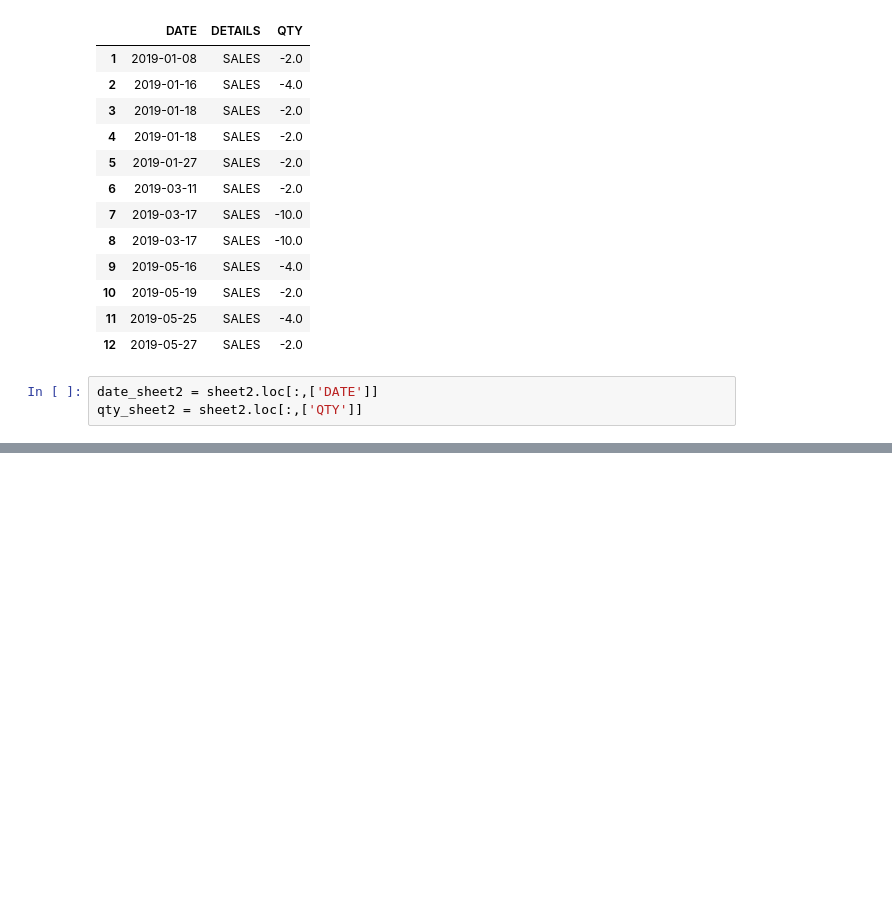
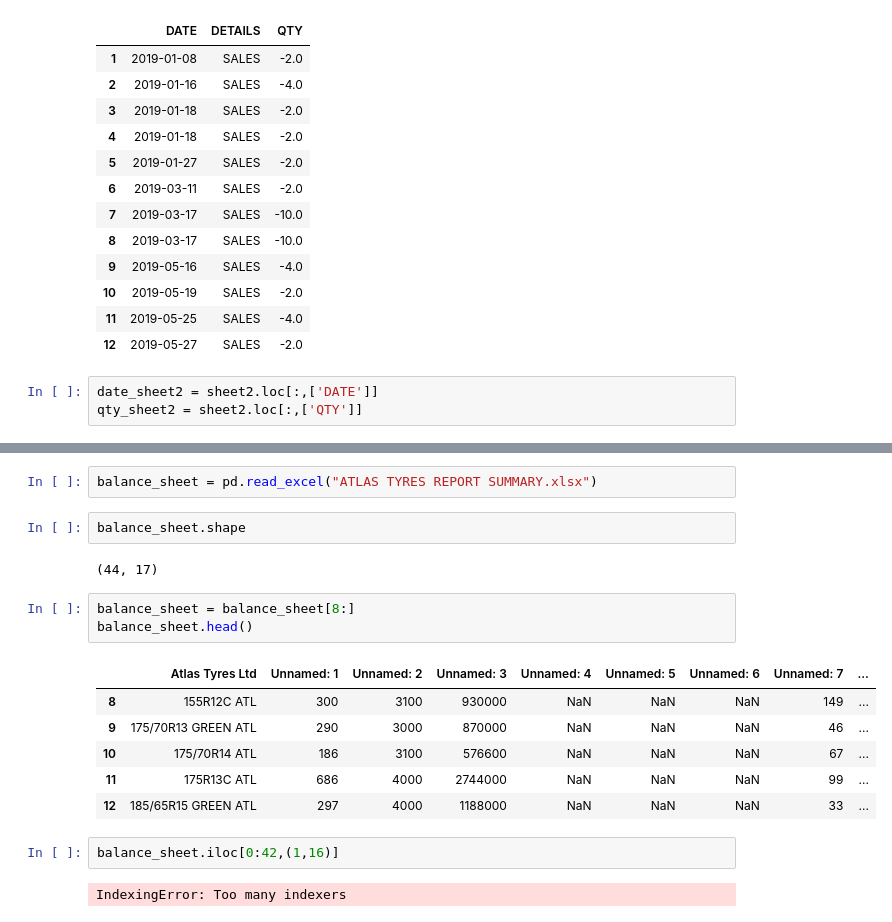
Before and after one commit to LesleyBonyo/Data-science, a Jupyter notebook: ATLAS/atlas_tyres.ipynb, the cells around one changed output, grey strips where cells are left out. Cells and saved outputs as stored; diff of their text form; blank space fills up the shorter version.

```diff
--- a/ATLAS/atlas_tyres.ipynb
+++ b/ATLAS/atlas_tyres.ipynb
@@ -144,0 +424,20 @@ Text(0, 0.5, 'Quantity of Sales')
+# %%
+balance_sheet = pd.read_excel("ATLAS TYRES REPORT SUMMARY.xlsx")
+# %%
+balance_sheet.shape
+# %% [output]
+(44, 17)
+# %%
+balance_sheet = balance_sheet[8:]
+balance_sheet.head()
+# %% [output]
+|  | Atlas Tyres Ltd | Unnamed: 1 | Unnamed: 2 | Unnamed: 3 | Unnamed: 4 | Unnamed: 5 | Unnamed: 6 | Unnamed: 7 | ... |
+| 8 | 155R12C ATL | 300 | 3100 | 930000 | NaN | NaN | NaN | 149 | ... |
+| 9 | 175/70R13 GREEN ATL | 290 | 3000 | 870000 | NaN | NaN | NaN | 46 | ... |
+| 10 | 175/70R14 ATL | 186 | 3100 | 576600 | NaN | NaN | NaN | 67 | ... |
+| 11 | 175R13C ATL | 686 | 4000 | 2744000 | NaN | NaN | NaN | 99 | ... |
+| 12 | 185/65R15 GREEN ATL | 297 | 4000 | 1188000 | NaN | NaN | NaN | 33 | ... |
+# %%
+balance_sheet.iloc[0:42,(1,16)]
+# %% [output]
+IndexingError: Too many indexers
```
Also changed, not shown: parts of 16 cells of this notebook, 1 other file.
